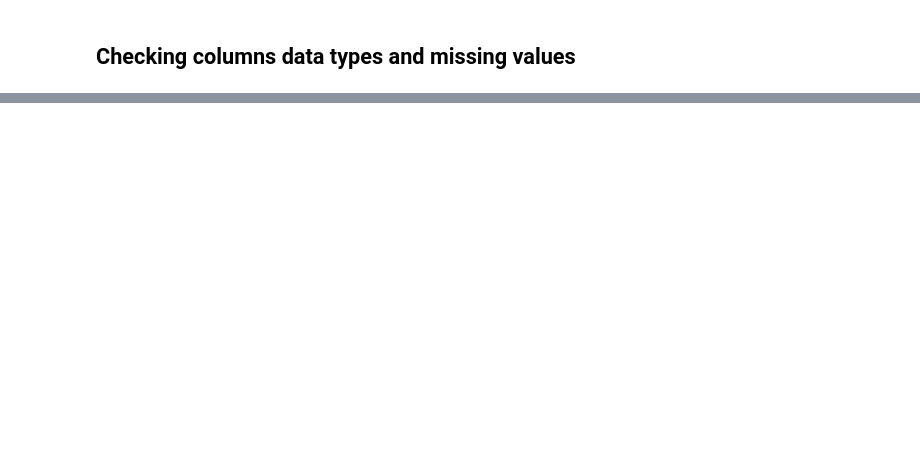
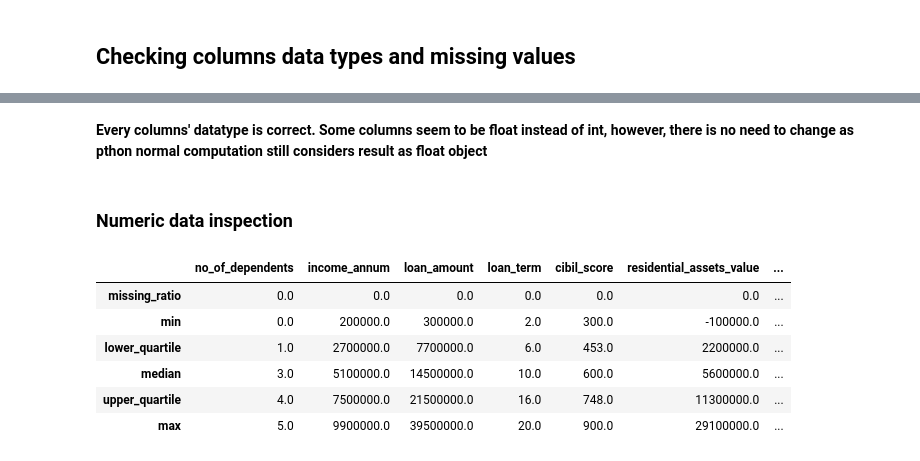
Before and after one commit to conga00/loan_approval, a Jupyter notebook: Notebooks/1.0 Preprocessing.ipynb, the cells around one changed output, grey strips where cells are left out. Cells and saved outputs as stored; diff of their text form; code cells hidden in the pictures; blank space fills up the shorter version.

```diff
--- a/Notebooks/1.0 Preprocessing.ipynb
+++ b/Notebooks/1.0 Preprocessing.ipynb
@@ -165,0 +171,28 @@ memory usage: 433.7+ KB
+# %% [markdown]
+**Every columns' datatype is correct. Some columns seem to be float instead of int, however, there is no need to change as pthon normal computation still considers result as float object**
+# %% [markdown]
+### Numeric data inspection
+# %%
+num_data = raw_data.select_dtypes(exclude='object')
+def missing_ratio(df):
+    return (df.isna().mean()).round(3)
+
+def median(df):
+    return (df.quantile(0.5)).round(3)
+
+def lower_quartile(df):
+    return (df.quantile(0.25)).round(3)
+
+def upper_quartile(df):
+    return (df.quantile(0.75)).round(3)
+
+num_data_info = num_data.agg([missing_ratio, "min", lower_quartile, median, upper_quartile, "max"])
+num_data_info
+# %% [output]
+|  | no_of_dependents | income_annum | loan_amount | loan_term | cibil_score | residential_assets_value | ... |
+| missing_ratio | 0.0 | 0.0 | 0.0 | 0.0 | 0.0 | 0.0 | ... |
+| min | 0.0 | 200000.0 | 300000.0 | 2.0 | 300.0 | -100000.0 | ... |
+| lower_quartile | 1.0 | 2700000.0 | 7700000.0 | 6.0 | 453.0 | 2200000.0 | ... |
+| median | 3.0 | 5100000.0 | 14500000.0 | 10.0 | 600.0 | 5600000.0 | ... |
+| upper_quartile | 4.0 | 7500000.0 | 21500000.0 | 16.0 | 748.0 | 11300000.0 | ... |
+| max | 5.0 | 9900000.0 | 39500000.0 | 20.0 | 900.0 | 29100000.0 | ... |
```
Also changed, not shown: parts of 8 cells of this notebook.
